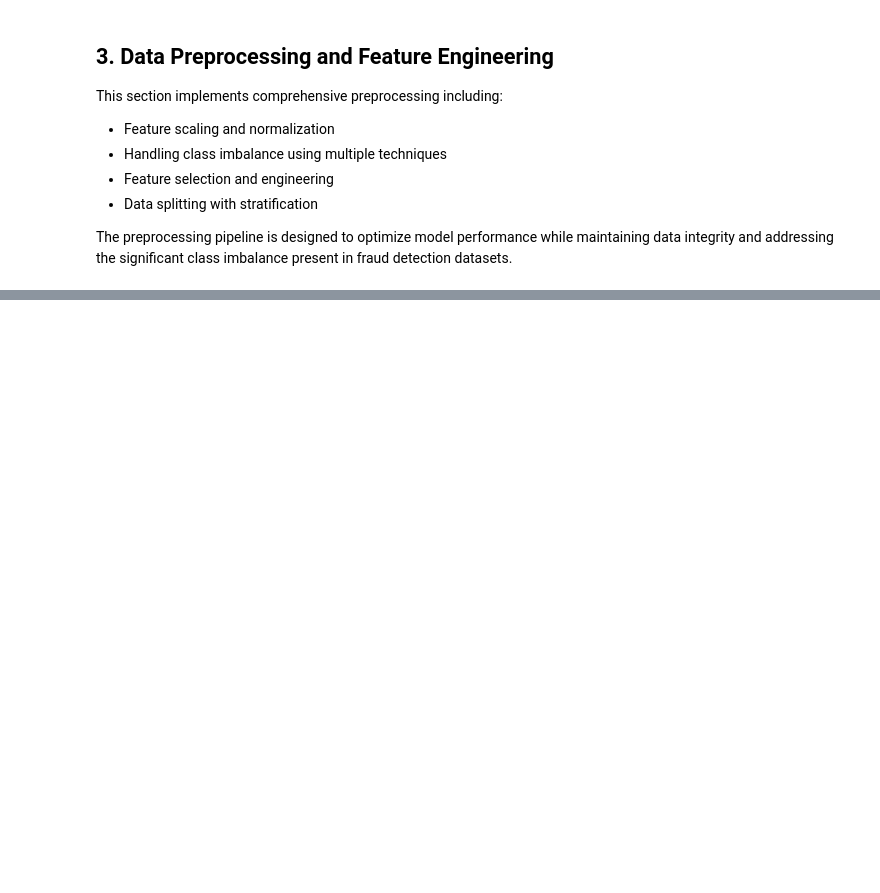
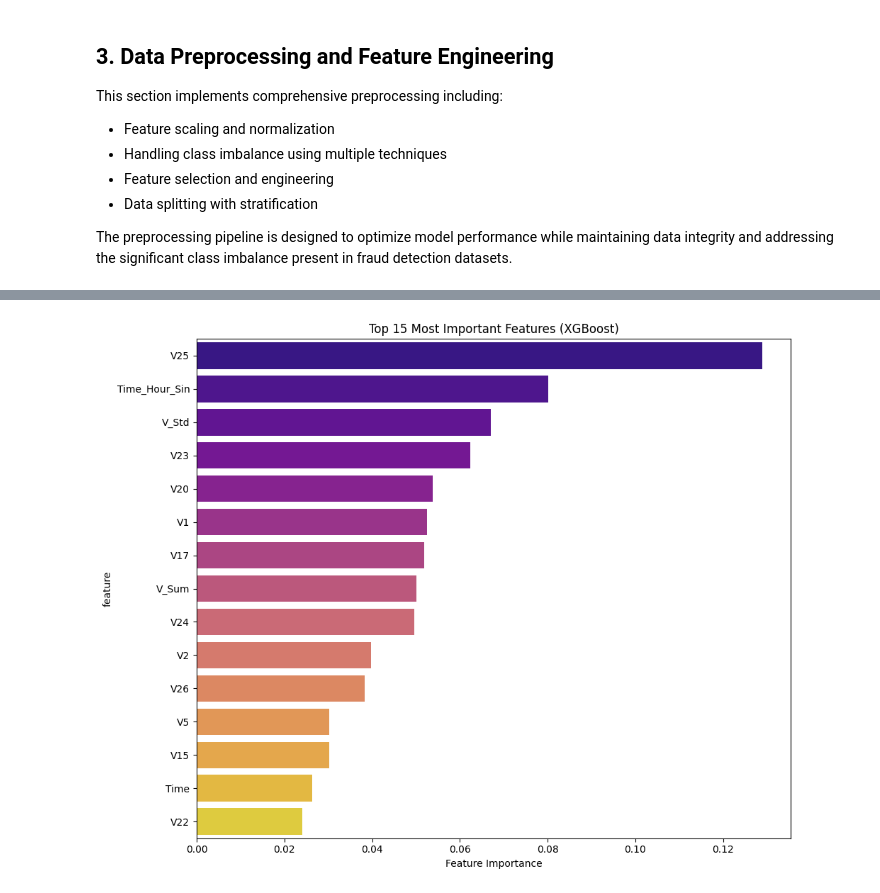
Before and after one commit to Spidey-Acer/Evaluating-Fraud-Detection, a Jupyter notebook: EvaluatingFraudDetection.ipynb, the cells around one changed output, grey strips where cells are left out. Drawn from its saved outputs; the diff is of its cells as text; code cells hidden in the pictures; blank space fills up the shorter version.

```diff
--- a/EvaluatingFraudDetection.ipynb
+++ b/EvaluatingFraudDetection.ipynb
@@ -492,0 +656,69 @@ This section implements and evaluates multiple machine learning approaches:
+# %%
+# Cell 8: XGBoost Implementation
+
+print("=== XGBOOST TRAINING ===")
+
+xgb_models = {}
+xgb_results = {}
+
+for dataset_name, (X_tr, y_tr) in training_sets.items():
+    print(f"\nTraining XGBoost on {dataset_name} dataset...")
+
+    # Calculate scale_pos_weight for imbalanced data
+    neg_count = (y_tr == 0).sum()
+    pos_count = (y_tr == 1).sum()
+    scale_pos_weight = neg_count / pos_count
+
+    # Initialize XGBoost model
+    xgb_model = xgb.XGBClassifier(
+        n_estimators=100,
+        max_depth=6,
+        learning_rate=0.1,
+        scale_pos_weight=scale_pos_weight,
+        random_state=42,
+        eval_metric='logloss',
+        n_jobs=-1
+    )
+
+    # Train model
+    xgb_model.fit(X_tr, y_tr)
+
+    # Make predictions
+    y_pred_xgb = xgb_model.predict(X_test)
+    y_pred_proba_xgb = xgb_model.predict_proba(X_test)[:, 1]
+
+    # Store results
+    xgb_models[dataset_name] = xgb_model
+    xgb_results[dataset_name] = {
+        'y_pred': y_pred_xgb,
+        'y_pred_proba': y_pred_proba_xgb
+    }
+
+    # Calculate and print metrics
+    accuracy = accuracy_score(y_test, y_pred_xgb)
+    precision = precision_score(y_test, y_pred_xgb)
+    recall = recall_score(y_test, y_pred_xgb)
+    f1 = f1_score(y_test, y_pred_xgb)
+    auc = roc_auc_score(y_test, y_pred_proba_xgb)
+
+    print(f"Accuracy: {accuracy:.4f}")
+    print(f"Precision: {precision:.4f}")
+    print(f"Recall: {recall:.4f}")
+    print(f"F1-Score: {f1:.4f}")
+    print(f"AUC-ROC: {auc:.4f}")
+    print(f"Scale pos weight: {scale_pos_weight:.2f}")
+
+# Visualize XGBoost feature importance
+best_xgb_model = xgb_models['original']  # Use original dataset
+xgb_importance = pd.DataFrame({
+    'feature': X_train.columns,
+    'importance': best_xgb_model.feature_importances_
+}).sort_values('importance', ascending=False).head(15)
+
+plt.figure(figsize=(10, 8))
+sns.barplot(data=xgb_importance, y='feature', x='importance', palette='plasma')
+plt.title('Top 15 Most Important Features (XGBoost)')
+plt.xlabel('Feature Importance')
+plt.tight_layout()
+plt.show()
+# %% [output]
@@ -492,0 +742 @@ This section implements and evaluates multiple machine learning approaches:
+[figure, added]
```
Also changed, not shown: parts of 15 cells of this notebook.
